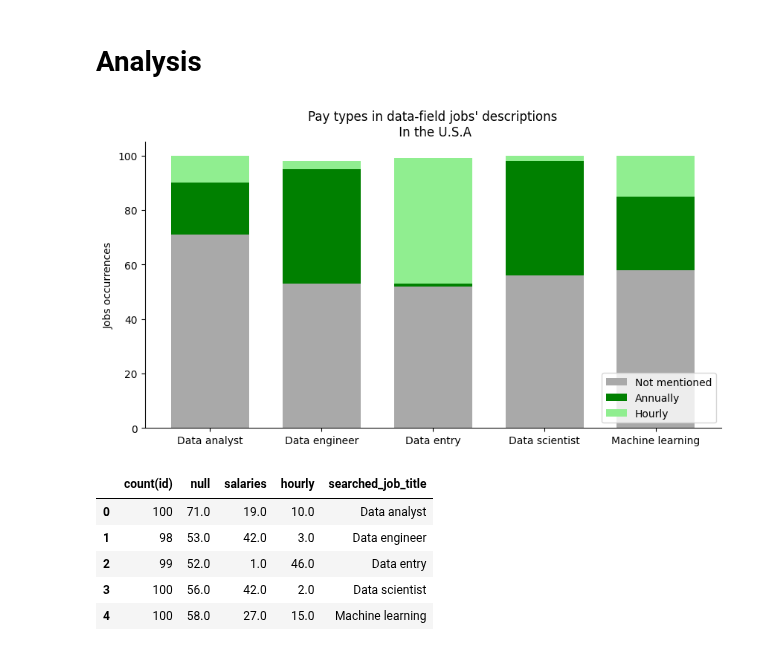
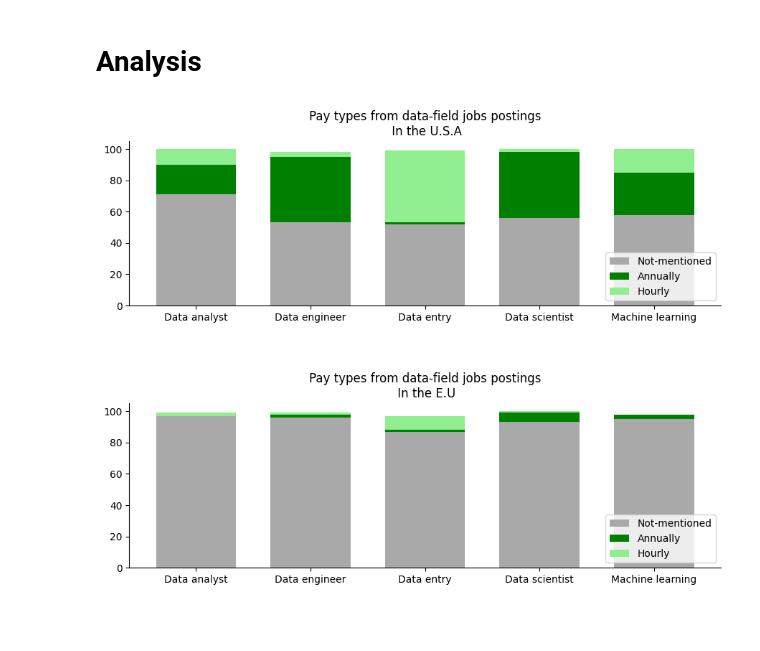
Before and after one commit to muabdalaleam/data-jobs-analysis, a Jupyter notebook: analysis.ipynb, the cells around one changed output. Drawn from its saved outputs; the diff is of its cells as text; code cells hidden in the pictures; blank space fills up the shorter version.

```diff
--- a/analysis.ipynb
+++ b/analysis.ipynb
@@ -7,11 +7,13 @@ Bla bla bla
 # %%
 import sqlite3
 import duckdb
+import warnings
 import numpy as np
 import pandas as pd
 import matplotlib.pyplot as plt
 
 DB_URI = "file:./data/clean_database.db?mode=ro"
+BAR_WIDTH = 0.7
 # %%
 with sqlite3.connect(DB_URI, uri=True) as con:
     linkedin_df = pd.read_sql_query("SELECT * FROM linkedin", con)
@@ -20,57 +22,45 @@ with sqlite3.connect(DB_URI, uri=True) as con:
 # %% [markdown]
 # Analysis
 # %%
-data = duckdb.sql("""
+df = duckdb.sql("""
     SELECT
         COUNT(id),
-        SUM(CASE WHEN pay_type IS NULL THEN 1 ELSE 0 END) AS null,
-        SUM(CASE WHEN pay_type = 'Annually' THEN 1 ELSE 0 END) AS salaries,
-        SUM(CASE WHEN pay_type = 'Hourly' THEN 1 ELSE 0 END) AS hourly,
-        -- searched_country,
+        SUM(CASE WHEN pay_type IS NULL THEN 1 ELSE 0 END) AS 'Not-mentioned',
+        SUM(CASE WHEN pay_type = 'Annually' THEN 1 ELSE 0 END) AS 'Annually',
+        SUM(CASE WHEN pay_type = 'Hourly' THEN 1 ELSE 0 END) AS 'Hourly',
+        searched_country,
         searched_job_title
     FROM linkedin_df
-    WHERE searched_country = 'United States'
-    GROUP BY searched_job_title -- searched_country
-    ORDER BY searched_job_title -- searched_country
+    GROUP BY searched_job_title, searched_country
+    ORDER BY searched_job_title
     """).df()
 
-fig, ax = plt.subplots()
+fig, axes = plt.subplots(nrows=2)
 
-width = 0.7
-bottom = np.zeros(5)
+for country, ax in zip(["United States", "European Union"],
+                       axes):
+    bottom = np.zeros(5)
+    for column_name, color in zip(["Not-mentioned", "Annually", "Hourly"],
+                                  ["darkgrey", "green", "lightgreen"]):
+        ax.bar(
+            df[df["searched_country"] == country]["searched_job_title"],
+            df[df["searched_country"] == country][column_name],
+            BAR_WIDTH, bottom=bottom, label=column_name, color=color
+        )
+        bottom += df[df["searched_country"] == country][column_name]
 
-ax.bar(data["searched_job_title"], data["null"],
-       width, bottom=bottom,
-       label="Not mentioned", color="darkgrey")
-bottom += data["null"]
+    ax.legend(loc="lower right")
 
-ax.bar(data["searched_job_title"], data["salaries"],
-       width, bottom=bottom,
-       label="Annually", color= "green")
-bottom += data["salaries"]
+    ax.spines[['right', 'top']].set_visible(False)
+    # ax.set_ylabel("Jobs occurrences")
 
-ax.bar(data["searched_job_title"], data["hourly"],
-       width,bottom=bottom,
-       label="Hourly", color="lightgreen")
+axes[0].set_title("Pay types from data-field jobs postings\n In the U.S.A")
+axes[1].set_title("Pay types from data-field jobs postings\n In the E.U")
 
-ax.set_title("Pay types in data-field jobs' descriptions\n In the U.S.A")
-ax.legend(loc="lower right")
-
-ax.spines[['right', 'top']].set_visible(False)
-ax.set_ylabel("Jobs occurrences")
-
-fig.set_size_inches(10, 5)
+fig.set_size_inches(10, 8)
+fig.tight_layout(pad=5.0)
 
 plt.show()
 # %% [output]
-[figure, old version]
+[figure, new version]
-# %%
-data
-# %% [output]
-|  | count(id) | null | salaries | hourly | searched_job_title |
-| 0 | 100 | 71.0 | 19.0 | 10.0 | Data analyst |
-| 1 | 98 | 53.0 | 42.0 | 3.0 | Data engineer |
-| 2 | 99 | 52.0 | 1.0 | 46.0 | Data entry |
-| 3 | 100 | 56.0 | 42.0 | 2.0 | Data scientist |
-| 4 | 100 | 58.0 | 27.0 | 15.0 | Machine learning |
 # %%
```
Also changed, not shown: parts of 1 cell of this notebook.
